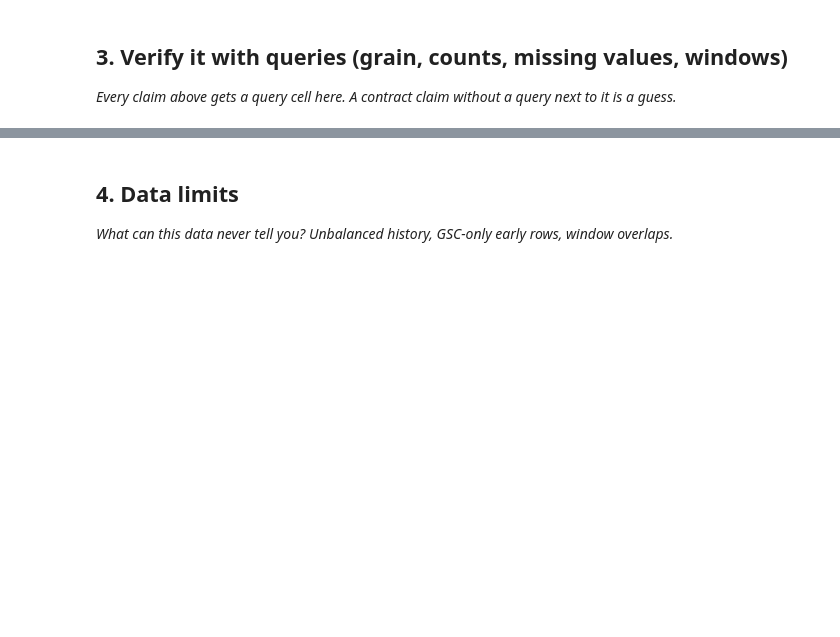
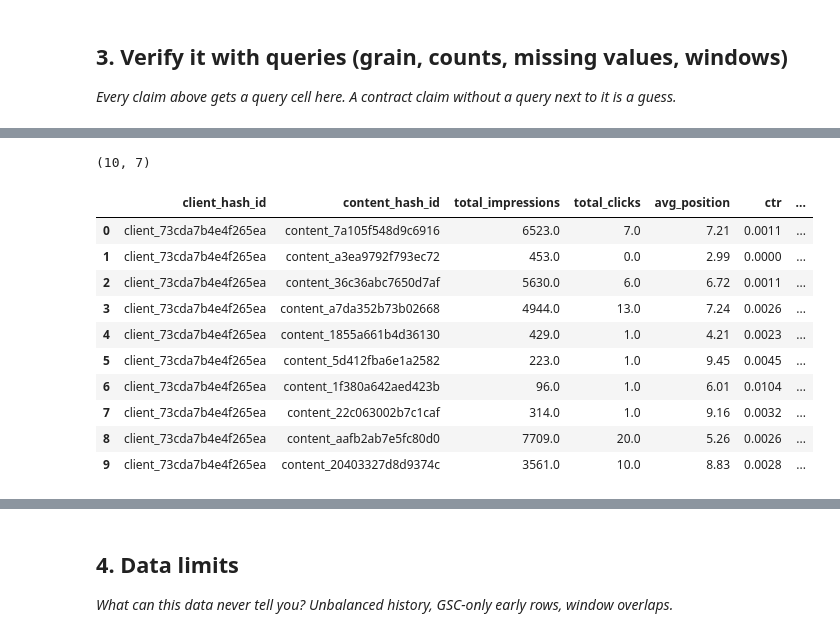
Before and after one commit to Mohidraheel/Machine-Learning-Practice, a Jupyter notebook: work/notebooks/w03_data_contract.ipynb, the cells around one changed output, grey strips where cells are left out. Saved outputs shown, nothing was run; the diff lists cells and outputs as text; code cells hidden in the pictures; blank space fills up the shorter version.

```diff
--- a/work/notebooks/w03_data_contract.ipynb
+++ b/work/notebooks/w03_data_contract.ipynb
@@ -20,0 +223,39 @@ This skeleton is yours to fill. Work the sections **in order** — each one has
+# %%
+# FIVE FEATURES — built from month=2026-03 only
+feature_frame = con.execute("""
+    SELECT
+        client_hash_id,
+        content_hash_id,
+        -- Feature 1
+        SUM(gsc_impressions)                                                AS total_impressions,
+        -- Feature 2
+        SUM(gsc_clicks)                                                     AS total_clicks,
+        -- Feature 3
+        ROUND(AVG(gsc_avg_position), 2)                                     AS avg_position,
+        -- Feature 4
+        ROUND(SUM(gsc_clicks) * 1.0 / NULLIF(SUM(gsc_impressions), 0), 4) AS ctr,
+        -- Feature 5
+        COUNT(DISTINCT CASE WHEN gsc_data_available IS TRUE
+              THEN report_date END)                                          AS active_gsc_days
+    FROM warehouse
+    WHERE month = '2026-03'
+    AND gsc_data_available IS TRUE
+    GROUP BY client_hash_id, content_hash_id
+    LIMIT 10
+""").fetchdf()
+
+print(feature_frame.shape)
+feature_frame.head(10)
+# %% [output]
+(10, 7)
+|  | client_hash_id | content_hash_id | total_impressions | total_clicks | avg_position | ctr | ... |
+| 0 | client_73cda7b4e4f265ea | content_7a105f548d9c6916 | 6523.0 | 7.0 | 7.21 | 0.0011 | ... |
+| 1 | client_73cda7b4e4f265ea | content_a3ea9792f793ec72 | 453.0 | 0.0 | 2.99 | 0.0000 | ... |
+| 2 | client_73cda7b4e4f265ea | content_36c36abc7650d7af | 5630.0 | 6.0 | 6.72 | 0.0011 | ... |
+| 3 | client_73cda7b4e4f265ea | content_a7da352b73b02668 | 4944.0 | 13.0 | 7.24 | 0.0026 | ... |
+| 4 | client_73cda7b4e4f265ea | content_1855a661b4d36130 | 429.0 | 1.0 | 4.21 | 0.0023 | ... |
+| 5 | client_73cda7b4e4f265ea | content_5d412fba6e1a2582 | 223.0 | 1.0 | 9.45 | 0.0045 | ... |
+| 6 | client_73cda7b4e4f265ea | content_1f380a642aed423b | 96.0 | 1.0 | 6.01 | 0.0104 | ... |
+| 7 | client_73cda7b4e4f265ea | content_22c063002b7c1caf | 314.0 | 1.0 | 9.16 | 0.0032 | ... |
+| 8 | client_73cda7b4e4f265ea | content_aafb2ab7e5fc80d0 | 7709.0 | 20.0 | 5.26 | 0.0026 | ... |
+| 9 | client_73cda7b4e4f265ea | content_20403327d8d9374c | 3561.0 | 10.0 | 8.83 | 0.0028 | ... |
```
Also changed, not shown: parts of 18 cells of this notebook.
